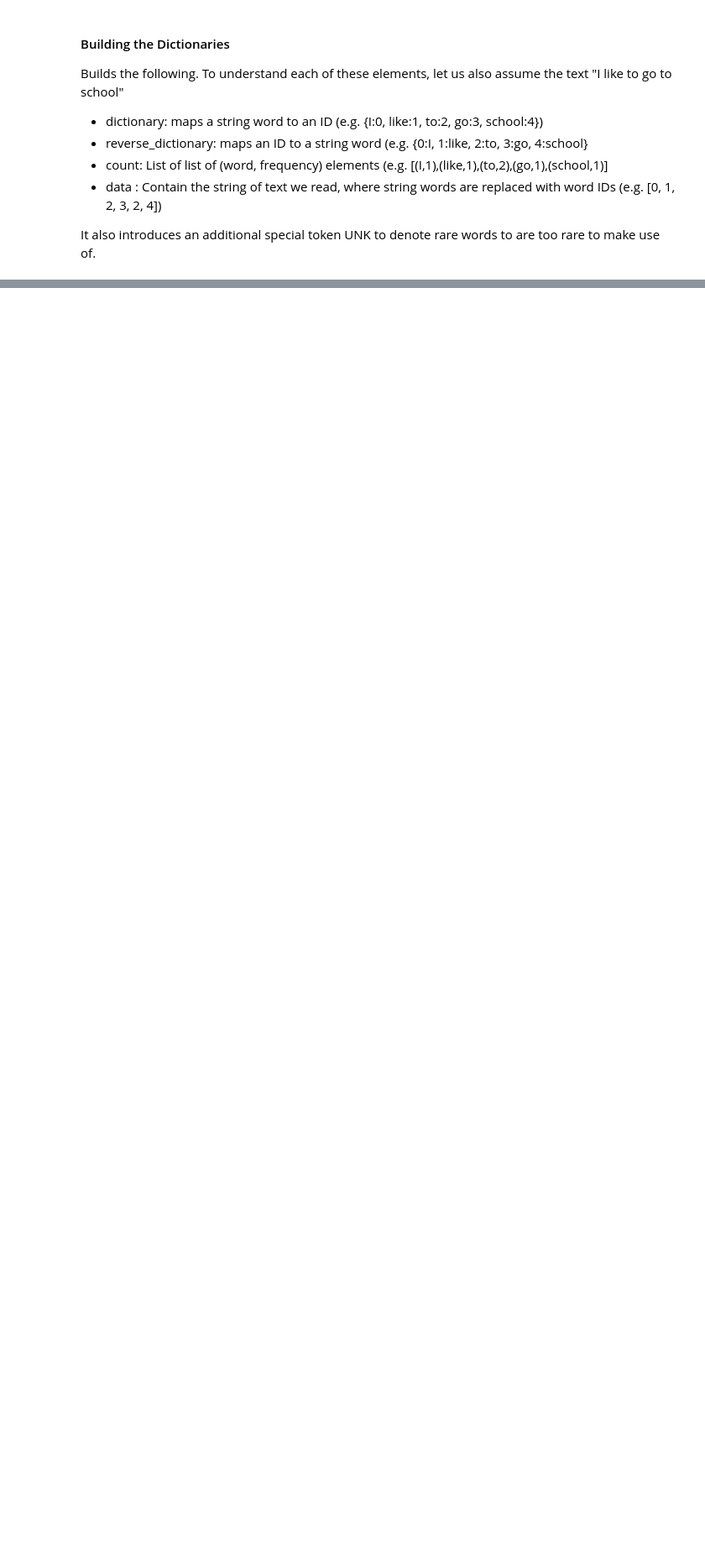
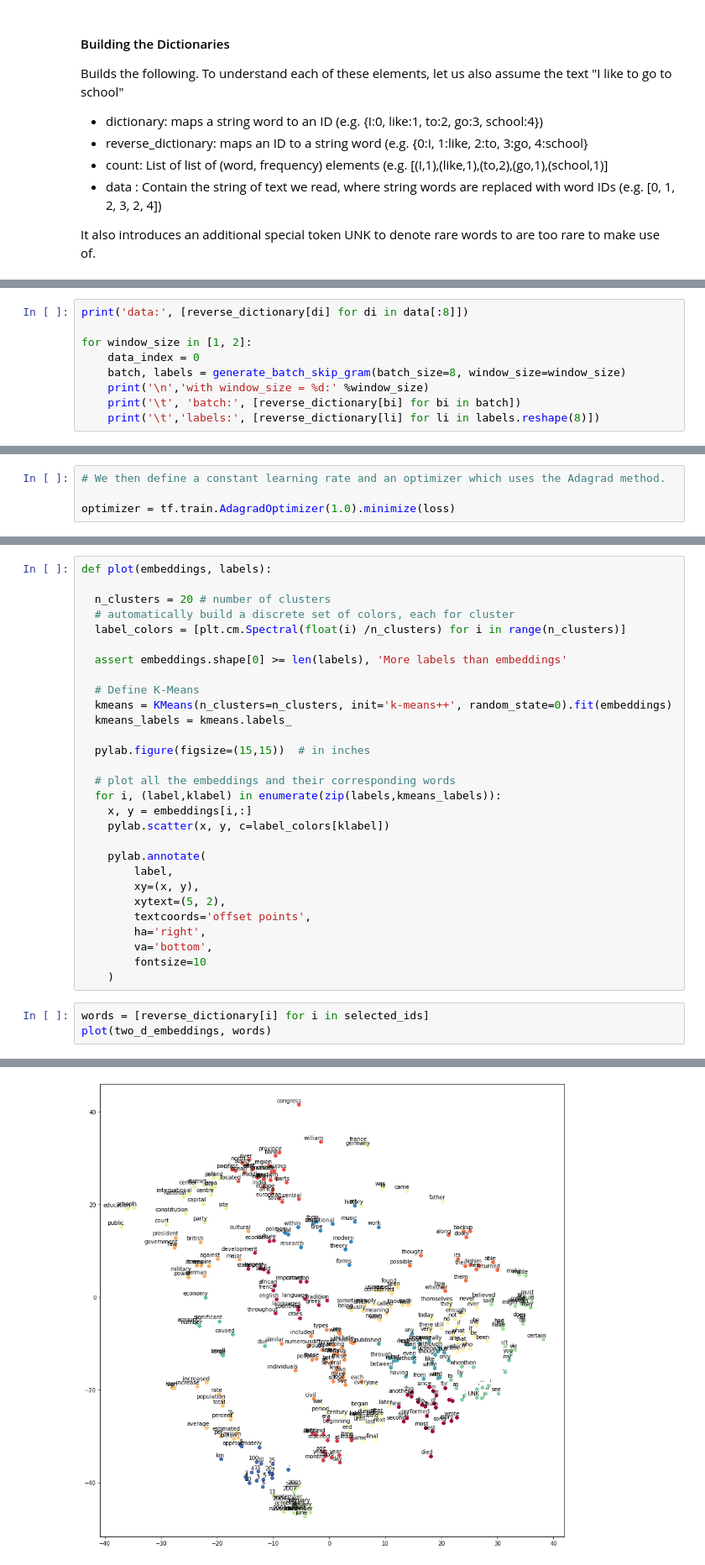
Before and after one commit to vikramkrishnan9885/MyColab, a Jupyter notebook: Word2VecEmbeddings.ipynb, the cells around one changed output, grey strips where cells are left out. Shown at 84% size. Saved outputs shown, nothing was run; the diff lists cells and outputs as text; blank space fills up the shorter version.

```diff
--- a/Word2VecEmbeddings.ipynb
+++ b/Word2VecEmbeddings.ipynb
@@ -345,0 +446,9 @@ It also introduces an additional special token UNK to denote rare words to are t
+# %%
+print('data:', [reverse_dictionary[di] for di in data[:8]])
+
+for window_size in [1, 2]:
+    data_index = 0
+    batch, labels = generate_batch_skip_gram(batch_size=8, window_size=window_size)
+    print('\n','with window_size = %d:' %window_size)
+    print('\t', 'batch:', [reverse_dictionary[bi] for bi in batch])
+    print('\t','labels:', [reverse_dictionary[li] for li in labels.reshape(8)])
@@ -345,0 +537,4 @@ It also introduces an additional special token UNK to denote rare words to are t
+# %%
+# We then define a constant learning rate and an optimizer which uses the Adagrad method.
+
+optimizer = tf.train.AdagradOptimizer(1.0).minimize(loss)
@@ -345,0 +692,33 @@ It also introduces an additional special token UNK to denote rare words to are t
+# %%
+def plot(embeddings, labels):
+
+  n_clusters = 20 # number of clusters
+  # automatically build a discrete set of colors, each for cluster
+  label_colors = [plt.cm.Spectral(float(i) /n_clusters) for i in range(n_clusters)]
+
+  assert embeddings.shape[0] >= len(labels), 'More labels than embeddings'
+
+  # Define K-Means
+  kmeans = KMeans(n_clusters=n_clusters, init='k-means++', random_state=0).fit(embeddings)
+  kmeans_labels = kmeans.labels_
+
+  pylab.figure(figsize=(15,15))  # in inches
+
+  # plot all the embeddings and their corresponding words
+  for i, (label,klabel) in enumerate(zip(labels,kmeans_labels)):
+    x, y = embeddings[i,:]
+    pylab.scatter(x, y, c=label_colors[klabel])
+
+    pylab.annotate(
+        label,
+        xy=(x, y),
+        xytext=(5, 2),
+        textcoords='offset points',
+        ha='right',
+        va='bottom',
+        fontsize=10
+    )
+# %%
+words = [reverse_dictionary[i] for i in selected_ids]
+plot(two_d_embeddings, words)
+# %% [output]
@@ -345,0 +742 @@ It also introduces an additional special token UNK to denote rare words to are t
+[figure, added]
```
Also changed, not shown: parts of 28 cells of this notebook.
